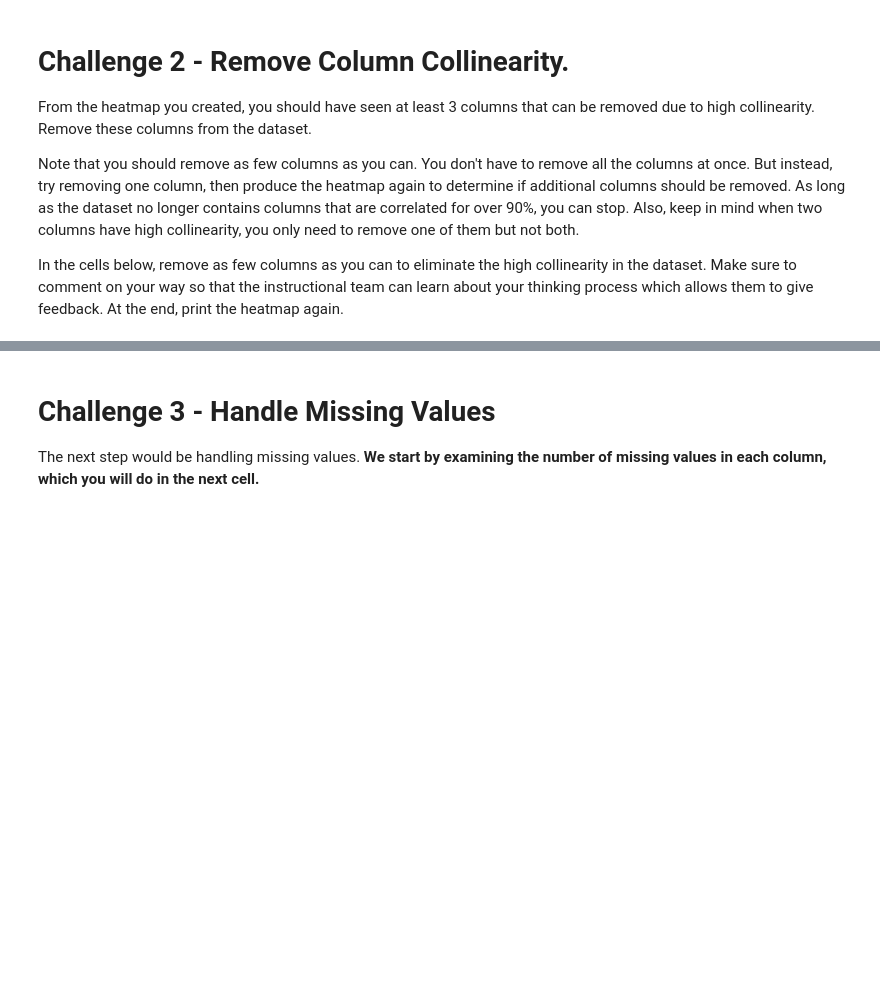
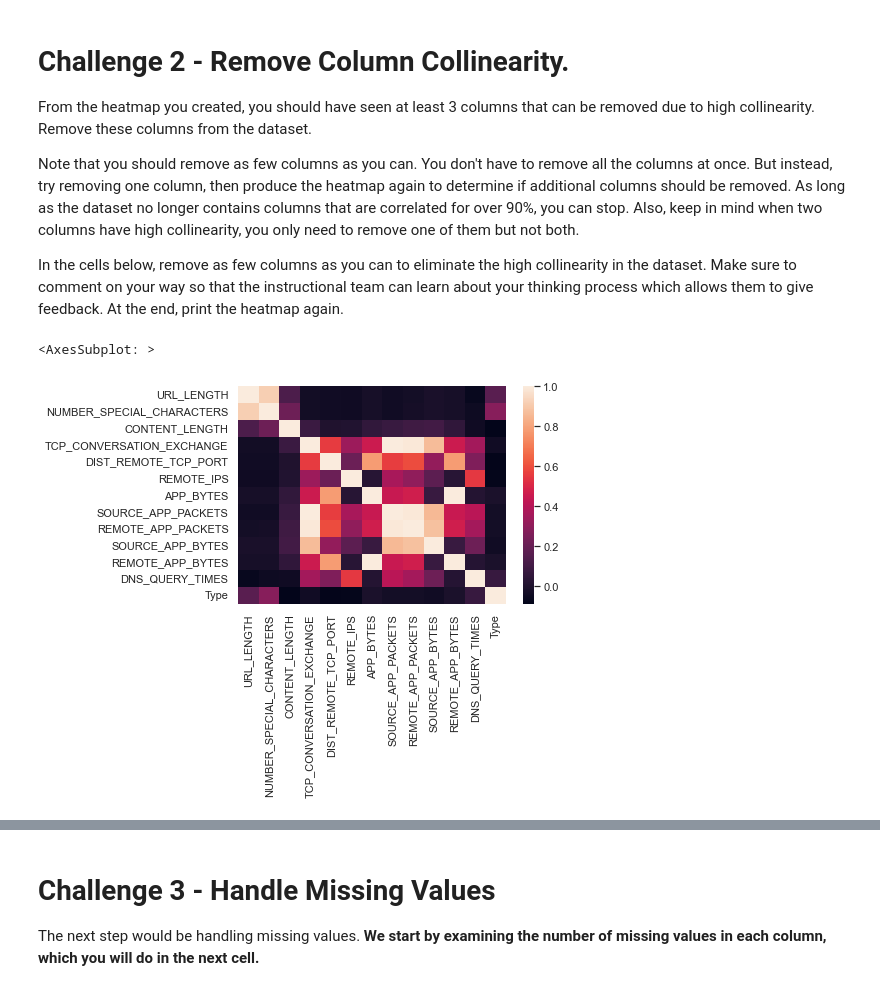
Before and after one commit to Ironhack-data-bcn-january-2023/lab-supervised-learning, a Jupyter notebook: your-code/main.ipynb, the cells around one changed output, grey strips where cells are left out. Saved outputs shown, nothing was run; the diff lists cells and outputs as text; code cells hidden in the pictures; blank space fills up the shorter version.

```diff
--- a/your-code/main.ipynb
+++ b/your-code/main.ipynb
@@ -70,0 +219,9 @@ In the cells below, remove as few columns as you can to eliminate the high colli
+# %%
+websites_numeric_drop = websites_numeric.drop(["APP_PACKETS"], axis=1)
+# %%
+corr_matrix3 = websites_numeric_drop.corr()
+# %%
+sns.heatmap(corr_matrix3)
+# %% [output]
+<AxesSubplot: >
+[figure, added]
```
Also changed, not shown: parts of 29 cells of this notebook.
